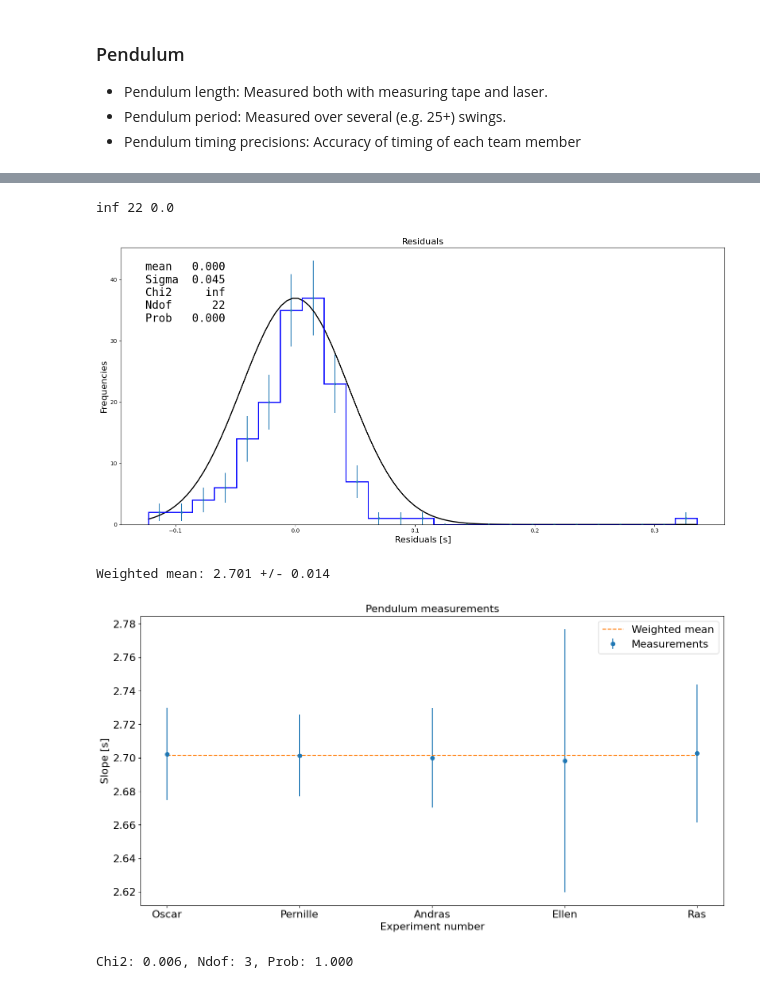
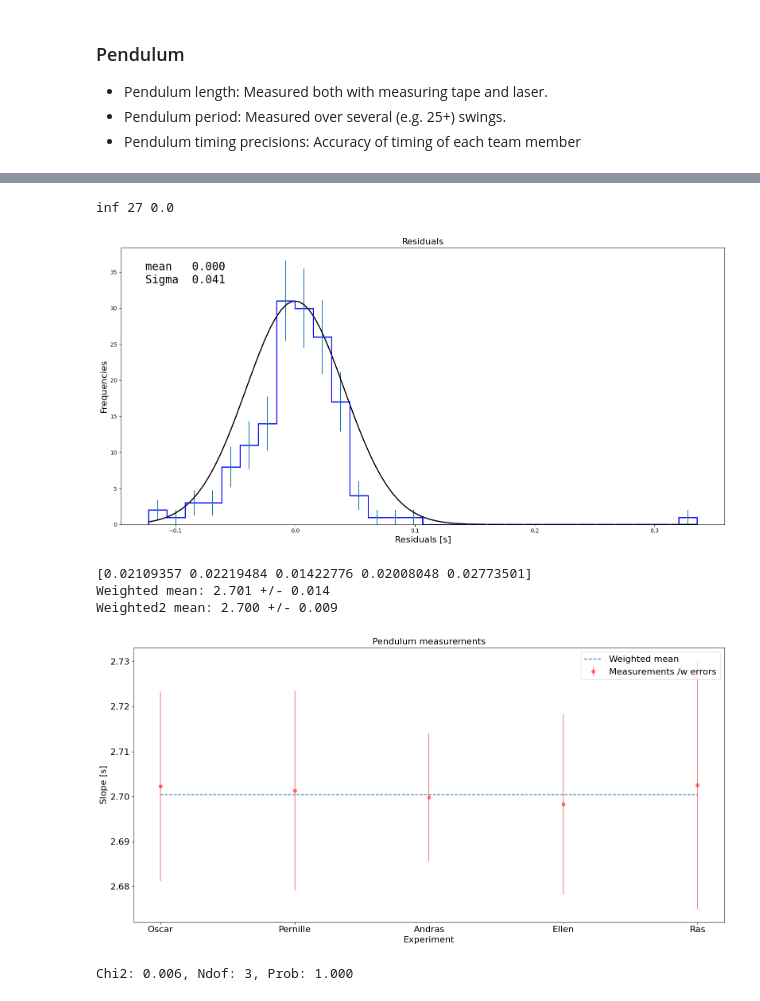
Before and after one commit to BerlinObel/AppStat2023-Project, a Jupyter notebook: Project.ipynb, the cells around one changed output, grey strips where cells are left out. Drawn from its saved outputs; the diff is of its cells as text; code cells hidden in the pictures.

```diff
--- a/Project.ipynb
+++ b/Project.ipynb
@@ -8,7 +8,7 @@
 - Pernille
 - Rasmine
 # %%
-Plot_everything = False
+Plot_everything = True
 # %% [markdown]
 ## Error propagation
 Error propagation the local acceleration due to gravity _g_ using a pendulum and a slope experiment.
@@ -171,11 +171,12 @@ def calculate_rms_residuals(x_data, y_data, fit_params):
 N_measurements = 25
 N_exp = 5
 x_data = np.arange(N_measurements)+1
-N_bins = 25
+N_bins = 30
 
 
 Pendulum_Slope = np.zeros(N_exp)
 Pendulum_stddev = np.zeros(N_exp)
+Pendulum_error = np.zeros(N_exp)
 
 
 residuals =list()
@@ -292,10 +325,10 @@ for iexp in range(N_exp):
 # %%
-residuals = np.hstack(residuals)
-
-y, bin_edges = np.histogram(residuals, bins=N_bins)
+residual_bins = np.hstack(residuals)
+residual_bins.sort()
+N_bins = 30
+y, bin_edges = np.histogram(residual_bins, bins=N_bins)
 x = 0.5*(bin_edges[:-1] + bin_edges[1:])
 sy = np.sqrt(y)
-mean, stddev = stats.norm.fit(residuals)
 
 # Fit the histogram with a Gaussian using iminuit
 chi2_object = Chi2Regression(gaussian, x, y, sy)
@@ -306,18 +339,19 @@ Chi2Gauss = m.fval # the chi2 value
 NvarGauss = 3                      # Number of variables (alpha0 and alpha1)
 NdofGauss = N_bins - NvarGauss   # Number of degrees of freedom
 ProbGauss =  stats.chi2.sf(Chi2Gauss, NdofGauss) # The chi2 probability given N_DOF degrees of freedom
+mean = m.values['mean']
+stddev = m.values['stddev']
 
 print(Chi2Gauss, NdofGauss, ProbGauss)
 
-x_gauss = np.linspace(min(residuals), max(residuals), 100)
-
+x_gauss = np.linspace(min(residual_bins), max(residual_bins), 100)
 
 # Plot the histogram
 fig, ax = plt.subplots(figsize=(16, 8))
 hist = ax.errorbar(x, y, sy, fmt='.')
 ax.plot(x_gauss, gaussian(x_gauss, max(y), mean, stddev), 'k', linewidth=2)
 
-ax.hist(residuals, bins=N_bins, histtype='step', color='b', linewidth=2)
+ax.hist(residual_bins, bins=N_bins, histtype='step', color='b', linewidth=2)
 
 
 ax.set_xlabel('Residuals [s]', fontsize=16)
@@ -328,14 +362,13 @@ ax.set_title('Residuals', fontsize=16)
 
 dd = {'mean':mean,
     'Sigma':stddev,
-    'Chi2':Chi2Gauss,
-    'Ndof':NdofGauss,
-    'Prob':ProbGauss,
+
     }
 text2 = nice_string_output(dd, extra_spacing=2, decimals=3)
 add_text_to_ax(0.04, 0.95, text2, ax, fontsize=20)
 
 fig.tight_layout()
+fig.savefig(f'Plots/Pendulum_residuals.pdf', dpi=800)
 # %% [output]
-inf 22 0.0
+inf 27 0.0
-[figure, old version]
+[figure, new version]
@@ -351,27 +377,39 @@ for i in range(len(residuals)):
 # %%
 # Calculate weighted mean and std
 periods = Pendulum_Slope
 error = Pendulum_stddev
+error2 = Pendulum_error
 weights = 1/error**2
+weights2 = 1/error2**2
 weighted_mean = np.sum(weights*periods)/np.sum(weights)
+weighted2_mean = np.sum(weights2*periods)/np.sum(weights2)
 weighted_std = np.sqrt(1/np.sum(weights))
-
+weighted2_std = np.sqrt(1/np.sum(weights2))
+print(Pendulum_error)
 print(f'Weighted mean: {weighted_mean:.3f} +/- {weighted_std:.3f}')
-
+print(f'Weighted2 mean: {weighted2_mean:.3f} +/- {weighted2_std:.3f}')
 # Plot the data
 fig, ax = plt.subplots(figsize=(16, 8))
-ax.errorbar(np.arange(N_exp), periods, error, fmt='o', label='Measurements')
-ax.plot(np.arange(N_exp), np.ones(N_exp)*weighted_mean, '--', label='Weighted mean')
-ax.set_xlabel('Experiment number', fontsize=16)
+# ax.errorbar(np.arange(N_exp), periods, error, fmt='o', label='Measurements', color='b', alpha=0.5)
+ax.errorbar(np.arange(N_exp), periods, error2, fmt='o', label='Measurements /w errors', color='r', alpha=0.5)
+ax.plot(np.arange(N_exp), np.ones(N_exp)*weighted2_mean, '--', label='Weighted mean')
+ax.set_xlabel('Experiment', fontsize=16)
 ax.set_ylabel('Slope [s]', fontsize=16)
 ax.set_title('Pendulum measurements', fontsize=16)
 ax.legend(fontsize=16)
 ax.set_xticks(np.arange(N_exp))
 ax.set_xticklabels(Names, fontsize=16)
 ax.tick_params(axis='y', labelsize=16)
+
+
+
+fig.tight_layout()
+fig.savefig(f'Plots/Pendulum_weightedmean.pdf', dpi=800)
 # %% [output]
+[0.02109357 0.02219484 0.01422776 0.02008048 0.02773501]
 Weighted mean: 2.701 +/- 0.014
+Weighted2 mean: 2.700 +/- 0.009
-[figure, old version]
+[figure, new version]
 # %%
 # compared for consistency using chi2
 chi2_object = Chi2Regression(linear_model, np.arange(N_exp), periods, error)
```
Also changed, not shown: parts of 4 cells of this notebook, 10 other files.
